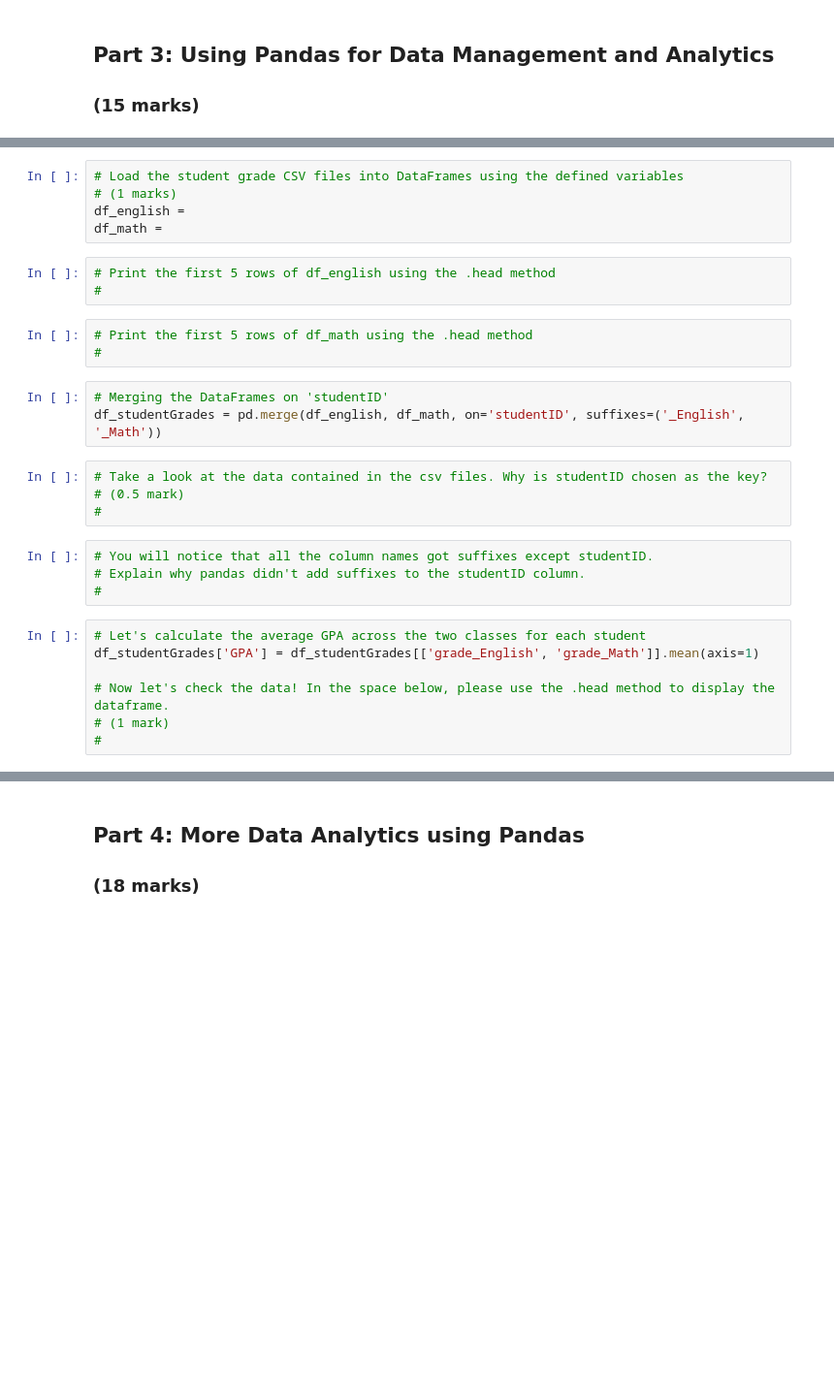
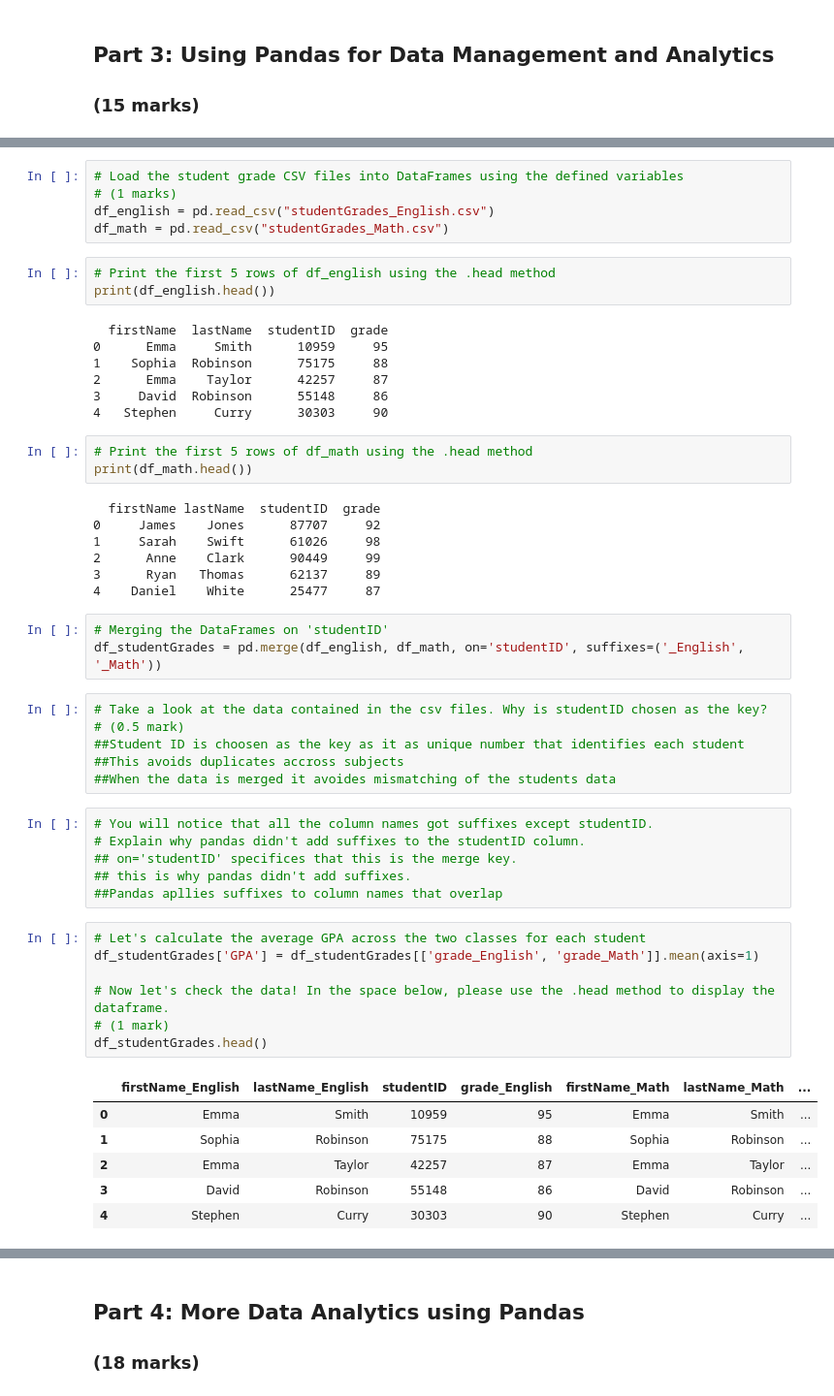
Before and after one commit to elliott-debenetti/ENGG680_2025_Fall, a Jupyter notebook: Lab_Assignment1/Assignment1.ipynb, the cells around one changed output, grey strips where cells are left out. Shown: that part at 97% size. Cells and saved outputs as stored; diff of their text form; blank space fills up the shorter version.

Commit message:
Joel: Completed Part 3 (Using Pandas for Data Managemnt and Analytics

```diff
--- a/Lab_Assignment1/Assignment1.ipynb
+++ b/Lab_Assignment1/Assignment1.ipynb
@@ -144,32 +154,57 @@ subjects2 = {"Math", "English", "Chemistry", "Geography", "Physics"}
 # %%
 # Load the student grade CSV files into DataFrames using the defined variables
 # (1 marks)
-df_english =
-df_math =
+df_english = pd.read_csv("studentGrades_English.csv")
+df_math = pd.read_csv("studentGrades_Math.csv")
 # %%
 # Print the first 5 rows of df_english using the .head method
-#
+print(df_english.head())
+# %% [output]
+  firstName  lastName  studentID  grade
+0      Emma     Smith      10959     95
+1    Sophia  Robinson      75175     88
+2      Emma    Taylor      42257     87
+3     David  Robinson      55148     86
+4   Stephen     Curry      30303     90
 # %%
 # Print the first 5 rows of df_math using the .head method
-#
+print(df_math.head())
+# %% [output]
+  firstName lastName  studentID  grade
+0     James    Jones      87707     92
+1     Sarah    Swift      61026     98
+2      Anne    Clark      90449     99
+3      Ryan   Thomas      62137     89
+4    Daniel    White      25477     87
 # %%
 # Merging the DataFrames on 'studentID'
 df_studentGrades = pd.merge(df_english, df_math, on='studentID', suffixes=('_English', '_Math'))
 # %%
 # Take a look at the data contained in the csv files. Why is studentID chosen as the key?
 # (0.5 mark)
-#
+##Student ID is choosen as the key as it as unique number that identifies each student
+##This avoids duplicates accross subjects
+##When the data is merged it avoides mismatching of the students data
 # %%
 # You will notice that all the column names got suffixes except studentID.
 # Explain why pandas didn't add suffixes to the studentID column.
-#
+## on='studentID' specifices that this is the merge key.
+## this is why pandas didn't add suffixes.
+##Pandas apllies suffixes to column names that overlap
 # %%
 # Let's calculate the average GPA across the two classes for each student
 df_studentGrades['GPA'] = df_studentGrades[['grade_English', 'grade_Math']].mean(axis=1)
 
 # Now let's check the data! In the space below, please use the .head method to display the dataframe.
 # (1 mark)
-#
+df_studentGrades.head()
+# %% [output]
+|  | firstName_English | lastName_English | studentID | grade_English | firstName_Math | lastName_Math | ... |
+| 0 | Emma | Smith | 10959 | 95 | Emma | Smith | ... |
+| 1 | Sophia | Robinson | 75175 | 88 | Sophia | Robinson | ... |
+| 2 | Emma | Taylor | 42257 | 87 | Emma | Taylor | ... |
+| 3 | David | Robinson | 55148 | 86 | David | Robinson | ... |
+| 4 | Stephen | Curry | 30303 | 90 | Stephen | Curry | ... |
 # %%
 # Do you notice a problem? The rows for first name and last name have been duplicated!
 # .drop(columns=['<column_name1>','<column_name2>'] is a Pandas method that can be used to drop columns.
```
Also changed, not shown: parts of 16 cells of this notebook.
